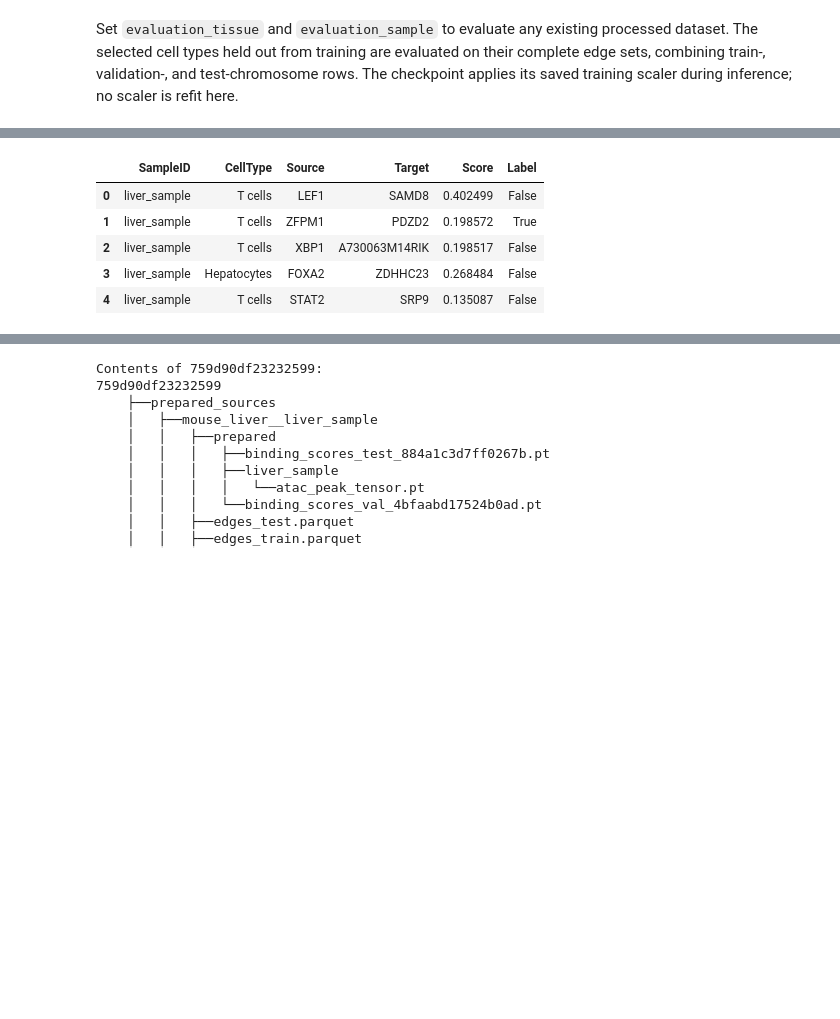
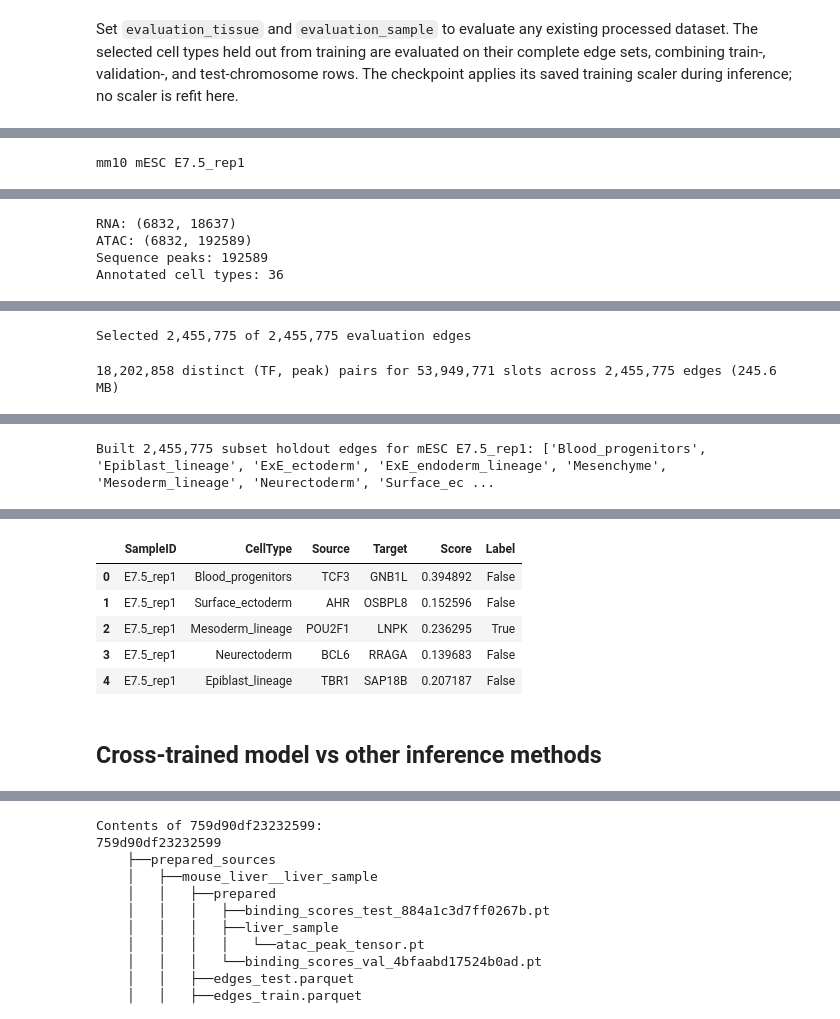
Before and after one commit to emoeller80281/Custom_GRN_Inference, a Jupyter notebook: TETHER/scripts/celltype_model_evaluation.ipynb, the cells around one changed output, grey strips where cells are left out. Drawn from its saved outputs; the diff is of its cells as text; code cells hidden in the pictures; blank space fills up the shorter version.

```diff
--- a/TETHER/scripts/celltype_model_evaluation.ipynb
+++ b/TETHER/scripts/celltype_model_evaluation.ipynb
@@ -207,6 +208,7 @@ def gpu_supports_torch_compile(device):
     major, minor = torch.cuda.get_device_capability(device)
     return major >= 7
 
+
 def strip_compiled_prefix_from_state_dict(state_dict, prefix="_orig_mod."):
     """
     Remove torch.compile's _orig_mod prefix from state_dict keys.
@@ -222,6 +224,7 @@ def strip_compiled_prefix_from_state_dict(state_dict, prefix="_orig_mod."):
         cleaned[cleaned_key] = value
 
     return cleaned
+
 
 def load_tf_tg_regulation_model(
     tf_dna_model_path: Path,
@@ -328,6 +331,7 @@ def load_run_config(model_checkpoint: Path):
     with open(run_dir / "run_config.json") as handle:
         return json.load(handle)
 
+
 def source_specs(run_config):
     configured = run_config.get("dataset")
     if not configured:
@@ -335,6 +339,7 @@ def source_specs(run_config):
     if isinstance(configured, str):
         configured = [configured]
     return [tuple(value.split(":", 1)) for value in configured]
+
 
 def load_multiome_data(run_config, tissue, sample_name):
     """
@@ -362,6 +367,7 @@ def load_multiome_data(run_config, tissue, sample_name):
 
     return rna, atac
 
+
 def load_cell_pools(source_dir):
     with open(source_dir / "prepared_manifest.json") as handle:
         manifest = json.load(handle)
@@ -374,6 +380,7 @@ def load_cell_pools(source_dir):
             )
     return cell_pools
 
+
 def check_dataset_indices_match(split_df, eval_rna, atac_mat, atac_peak_tensor):
     rna_names = eval_rna.var_names.to_numpy()
     assert np.array_equal(
@@ -383,6 +390,7 @@ def check_dataset_indices_match(split_df, eval_rna, atac_mat, atac_peak_tensor):
         rna_names[split_df["tg_rna_col"].to_numpy()], split_df["tg_id"].to_numpy()
     )
     assert atac_mat.shape[1] == atac_peak_tensor.shape[0]
+
 
 def load_binding_scores(source_dir, split_name, split_df, run_config, tissue, sample_name):
     canonical_path = binding_score_cache_path(
@@ -491,6 +499,7 @@ def load_model_data(model_checkpoint: Path, split_name: str = "test"):
         num_workers=run_config["num_workers"],
         persistent_workers=run_config["num_workers"] > 0,
         pin_memory=device.type == "cuda", drop_last=False,
+        prefetch_factor=4 if run_config["num_workers"] > 0 else None
     )
 
     print(
@@ -587,7 +596,7 @@ def evaluate(model, loader, desc="Evaluating"):
 # %%
 species = "mm10"
 
-model_run_name = "celltype_joint_3884266_20260921_100631_205004"
+model_run_name = "celltype_joint_3884265_20260921_100434_418733"
 
 mm10_tf_dna_path = CHKPT_DIR / "new_tf_dna_models" / "mm10_3831017_epoch_12.ckpt"
 model_checkpoint = CHKPT_DIR / "celltype_tf_tg" / model_run_name / "checkpoints" / "last.ckpt"
@@ -720,19 +725,20 @@ torch.cuda.set_per_process_memory_fraction(1.0, device=0)
 torch.cuda.empty_cache(); gc.collect()
 
 # Change only these two values to select an existing processed dataset.
-evaluation_tissue, evaluation_sample = "mouse_liver", "liver_sample"
+evaluation_tissue, evaluation_sample = "mESC", "E7.5_rep1"
 
 # Set this to True to use all cell types, or False to use only the holdout cell types.
 use_all_celltypes = True
 
 # Set this to limit the number of edges to run predictions for
 # (set to None to run all)
-max_evaluation_edges = 10_000
-
+max_evaluation_edges = None
 
 evaluation_grn_path = model_checkpoint.parent.parent / f"{evaluation_sample}_cross_grn.csv"
 
-if not evaluation_grn_path.is_file():
+force_regenerate_cross_eval_grn = False
+
+if not evaluation_grn_path.is_file() or force_regenerate_cross_eval_grn:
     source_key = f"{evaluation_tissue}__{evaluation_sample}"
     run_cache_dir = Path(test_run_config["cache_dir"])
     source_cache_dir = run_cache_dir / "prepared_sources" / source_key
@@ -788,6 +794,8 @@ if not evaluation_grn_path.is_file():
         evaluation_peak_tensor, evaluation_embedding_path, evaluation_mask_path,
     ) = prepare_data(evaluation_args)
 
+    holdout_celltypes = set(test_run_config.get("holdout_celltype", []))
+
     holdout_frames = []
     for chromosome_split in ("train", "val", "test"):
         split_frame = evaluation_splits.get(chromosome_split)
@@ -797,7 +805,7 @@ if not evaluation_grn_path.is_file():
             holdout_frames.append(split_frame)
 
         else:
-            holdout_celltypes = set(test_run_config.get("holdout_celltype", []))
+
             if not holdout_celltypes:
                 raise ValueError("The selected run did not hold out any cell types")
 
@@ -838,7 +846,7 @@ if not evaluation_grn_path.is_file():
     )
 
     evaluated_holdouts = sorted(evaluation_holdout_frame["cell_type"].unique())
-    missing_source_holdouts = sorted(holdout_celltypes - set(evaluated_holdouts))
+    missing_source_holdouts = sorted(set(holdout_celltypes).difference(set(evaluated_holdouts)))
 
     # Load or precompute the binding scores for the evaluation subset
     trained_tf_peak_model = trained_tf_peak_model.to(device)
@@ -900,6 +908,7 @@ if not evaluation_grn_path.is_file():
         persistent_workers=test_run_config["num_workers"] > 0,
         pin_memory=device.type == "cuda",
         drop_last=False,
+        prefetch_factor=4 if test_run_config["num_workers"] > 0 else None
     )
 
     # Create an evaluation build configuration file
@@ -977,0 +987 @@ Loading evaluation GRN from /gpfs/Labs/Uzun/SCRIPTS/PROJECTS/2024.SINGLE_CELL_GR
+mm10 mESC E7.5_rep1
@@ -977,0 +992,4 @@ Loading evaluation GRN from /gpfs/Labs/Uzun/SCRIPTS/PROJECTS/2024.SINGLE_CELL_GR
+RNA: (6832, 18637)
+ATAC: (6832, 192589)
+Sequence peaks: 192589
+Annotated cell types: 36
@@ -977,0 +997,2 @@ Loading evaluation GRN from /gpfs/Labs/Uzun/SCRIPTS/PROJECTS/2024.SINGLE_CELL_GR
+Selected 2,455,775 of 2,455,775 evaluation edges
+18,202,858 distinct (TF, peak) pairs for 53,949,771 slots across 2,455,775 edges (245.6 MB)
@@ -977,0 +1000 @@ Loading evaluation GRN from /gpfs/Labs/Uzun/SCRIPTS/PROJECTS/2024.SINGLE_CELL_GR
+Built 2,455,775 subset holdout edges for mESC E7.5_rep1: ['Blood_progenitors', 'Epiblast_lineage', 'ExE_ectoderm', 'ExE_endoderm_lineage', 'Mesenchyme', 'Mesoderm_lineage', 'Neurectoderm', 'Surface_ec ...
@@ -978,9 +1002,11 @@ Loading evaluation GRN from /gpfs/Labs/Uzun/SCRIPTS/PROJECTS/2024.SINGLE_CELL_GR
 |  | SampleID | CellType | Source | Target | Score | Label |
-| 0 | liver_sample | T cells | LEF1 | SAMD8 | 0.402499 | False |
-| 1 | liver_sample | T cells | ZFPM1 | PDZD2 | 0.198572 | True |
-| 2 | liver_sample | T cells | XBP1 | A730063M14RIK | 0.198517 | False |
-| 3 | liver_sample | Hepatocytes | FOXA2 | ZDHHC23 | 0.268484 | False |
-| 4 | liver_sample | T cells | STAT2 | SRP9 | 0.135087 | False |
+| 0 | E7.5_rep1 | Blood_progenitors | TCF3 | GNB1L | 0.394892 | False |
+| 1 | E7.5_rep1 | Surface_ectoderm | AHR | OSBPL8 | 0.152596 | False |
+| 2 | E7.5_rep1 | Mesoderm_lineage | POU2F1 | LNPK | 0.236295 | True |
+| 3 | E7.5_rep1 | Neurectoderm | BCL6 | RRAGA | 0.139683 | False |
+| 4 | E7.5_rep1 | Epiblast_lineage | TBR1 | SAP18B | 0.207187 | False |
+# %% [markdown]
+## Cross-trained model vs other inference methods
 # %%
 other_method_grn_dir = Path(
     "/gpfs/Labs/Uzun/DATA/PROJECTS/"
```
Also changed, not shown: parts of 25 cells of this notebook, 3 other files.
